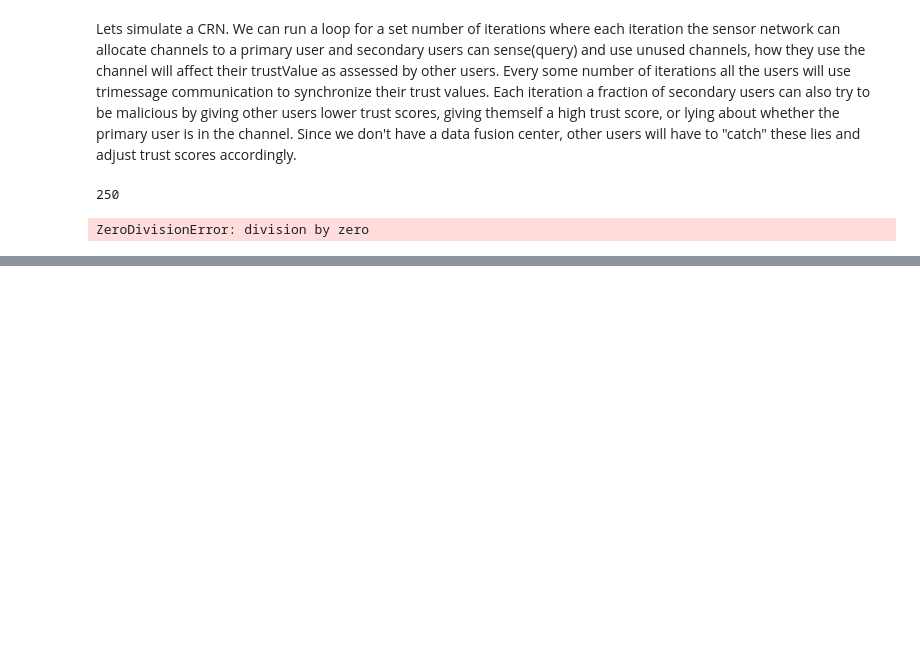
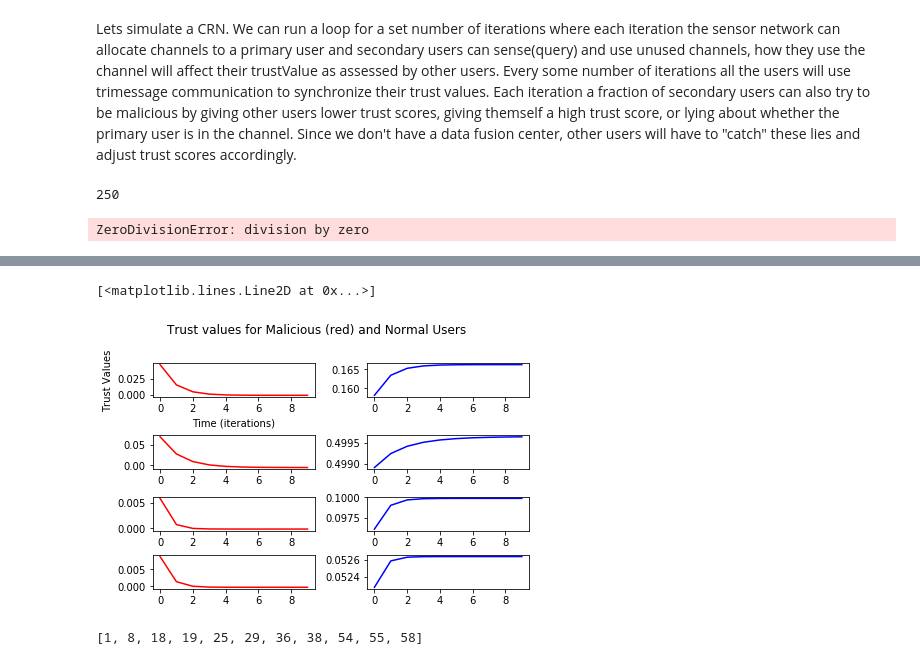
Before and after one commit to nathanbwoods/CSE812-Project, a Jupyter notebook: src/CRN Simulator.ipynb, the cells around one changed output, grey strips where cells are left out. Drawn from its saved outputs; the diff is of its cells as text; code cells hidden in the pictures; blank space fills up the shorter version.

```diff
--- a/src/CRN Simulator.ipynb
+++ b/src/CRN Simulator.ipynb
@@ -270,0 +625,25 @@ ZeroDivisionError: division by zero
+# %%
+# red is malicious
+#blue is normal
+x = np.arange(0, 10)
+fig, ax = plt.subplots(4, 2,constrained_layout=True)
+fig.suptitle('Trust values for Malicious (red) and Normal Users')
+ax[0][0].set_xlabel('Time (iterations)')
+ax[0][0].set_ylabel('Trust Values')
+
+ax[0][0].plot(x, data[8,0:10,2], c = "r")
+ax[0][1].plot(x, data[3,0:10,2], c = "b")
+ax[1][0].plot(x, data[18,0:10,2], c = "r")
+ax[1][1].plot(x, data[10,0:10,2], c = "b")
+
+ax[2][0].plot(x, data[25,0:10,2], c = "r")
+ax[2][1].plot(x, data[30,0:10,2], c = "b")
+ax[3][0].plot(x,data[58,0:10,2], c = "r")
+ax[3][1].plot(x, data[59,0:10,2], c = "b")
+# %% [output]
+[<matplotlib.lines.Line2D at 0x...>]
+[figure, added]
+# %%
+malicious_users
+# %% [output]
+[1, 8, 18, 19, 25, 29, 36, 38, 54, 55, 58]
```
Also changed, not shown: parts of 4 cells of this notebook.
